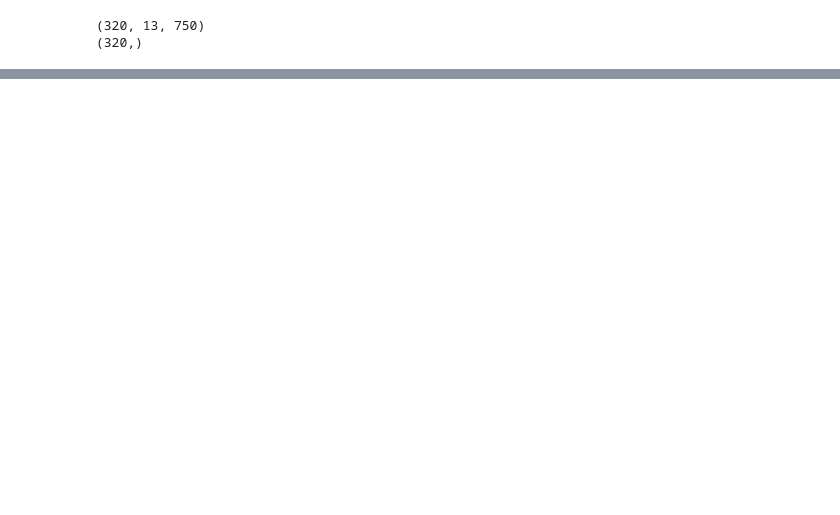
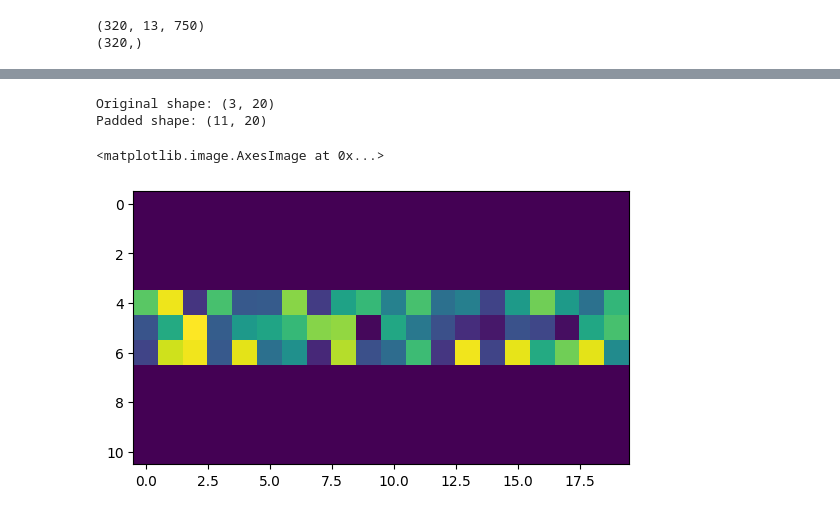
Before and after one commit to Thvnvtos/EH, a Jupyter notebook: Pretraining.ipynb, the cells around one changed output, grey strips where cells are left out. Drawn from its saved outputs; the diff is of its cells as text; code cells hidden in the pictures; blank space fills up the shorter version.

```diff
--- a/Pretraining.ipynb
+++ b/Pretraining.ipynb
@@ -237 +255,21 @@ dense_3 (Fully.)       [1, 1, 2]     (1, 1, 128, 2)
 _______________________________________________________
+# %%
+import numpy as np
+
+# Create your original (3, 500) array. For illustration, we'll use random values.
+original_array = np.random.rand(3, 20)
+
+# Pad the array: ((pad_before, pad_after), (pad_left, pad_right))
+# Here, pad the first dimension by 4 on each side and do not pad the second dimension.
+padded_array = np.pad(original_array, ((4, 4), (0, 0)), mode='constant', constant_values=0)
+
+print("Original shape:", original_array.shape)  # Output: (3, 500)
+print("Padded shape:", padded_array.shape)        # Output: (11, 500)
+# %% [output]
+Original shape: (3, 20)
+Padded shape: (11, 20)
+# %%
+plt.imshow(padded_array)
+# %% [output]
+<matplotlib.image.AxesImage at 0x...>
+[figure, added]
```
Also changed, not shown: parts of 3 cells of this notebook, 20 other files.
